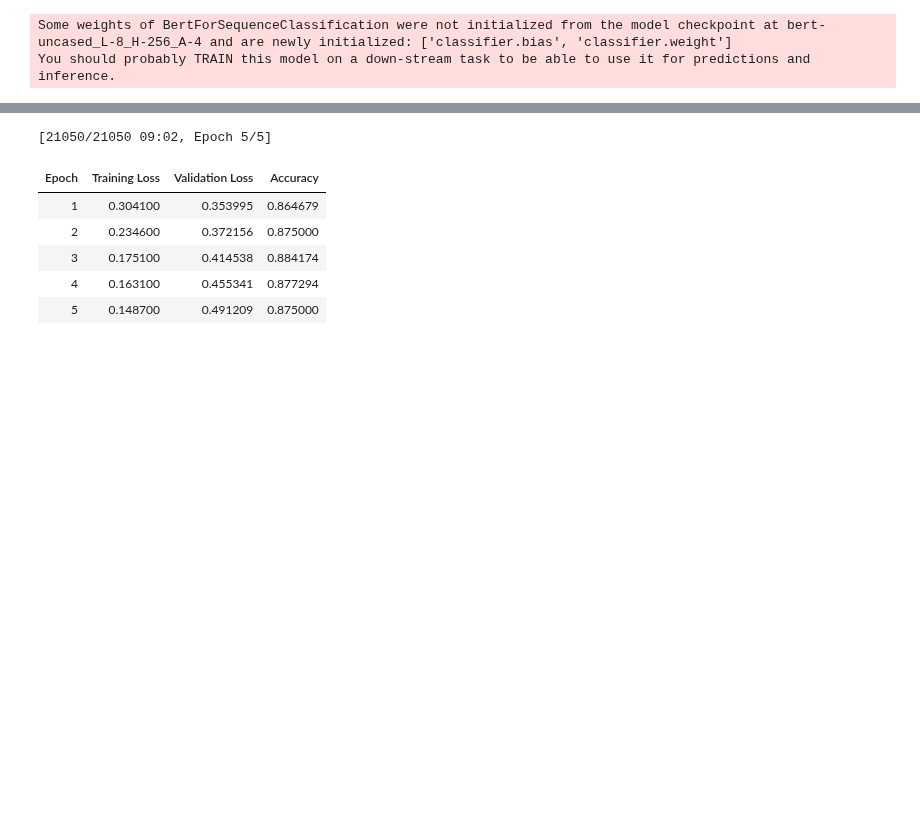
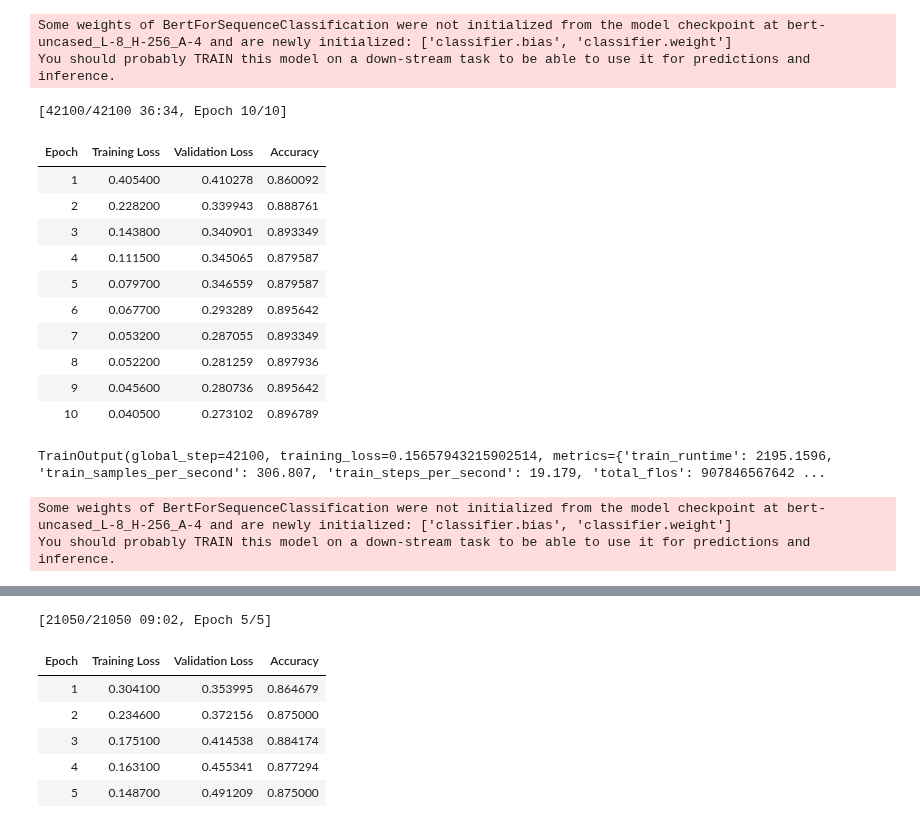
Before and after one commit to rayortigas/_2024-CS230-project, a Jupyter notebook: sst2_distillation.ipynb, the cells around one changed output, grey strips where cells are left out. Saved outputs shown, nothing was run; the diff lists cells and outputs as text; code cells hidden in the pictures; blank space fills up the shorter version.

```diff
--- a/sst2_distillation.ipynb
+++ b/sst2_distillation.ipynb
@@ -370,3 +335,36 @@ distillation_training_args = PretrainedDistillationTrainingArguments(
     push_to_hub=False,
     temperature=2.0,
 )
+# %%
+distillation_trainer = PretrainedDistillationTrainer(
+    model=model,
+    teacher_model=teacher_model,
+    args=distillation_training_args,
+    train_dataset=tokenized_sst2["train"],
+    eval_dataset=tokenized_sst2["validation"],
+    tokenizer=tokenizer,
+    data_collator=data_collator,
+    compute_metrics=compute_metrics,
+)
+# %%
+distillation_trainer.train()
+# %% [output]
+[42100/42100 36:34, Epoch 10/10]
+| Epoch | Training Loss | Validation Loss | Accuracy |
+| 1 | 0.405400 | 0.410278 | 0.860092 |
+| 2 | 0.228200 | 0.339943 | 0.888761 |
+| 3 | 0.143800 | 0.340901 | 0.893349 |
+| 4 | 0.111500 | 0.345065 | 0.879587 |
+| 5 | 0.079700 | 0.346559 | 0.879587 |
+| 6 | 0.067700 | 0.293289 | 0.895642 |
+| 7 | 0.053200 | 0.287055 | 0.893349 |
+| 8 | 0.052200 | 0.281259 | 0.897936 |
+| 9 | 0.045600 | 0.280736 | 0.895642 |
+| 10 | 0.040500 | 0.273102 | 0.896789 |
+TrainOutput(global_step=42100, training_loss=0.15657943215902514, metrics={'train_runtime': 2195.1596, 'train_samples_per_second': 306.807, 'train_steps_per_second': 19.179, 'total_flos': 907846567642 ...
+# %%
+del model
+model = create_model()
+# %% [output]
+Some weights of BertForSequenceClassification were not initialized from the model checkpoint at bert-uncased_L-8_H-256_A-4 and are newly initialized: ['classifier.bias', 'classifier.weight']
+You should probably TRAIN this model on a down-stream task to be able to use it for predictions and inference.
```
Also changed, not shown: parts of 17 cells of this notebook.
